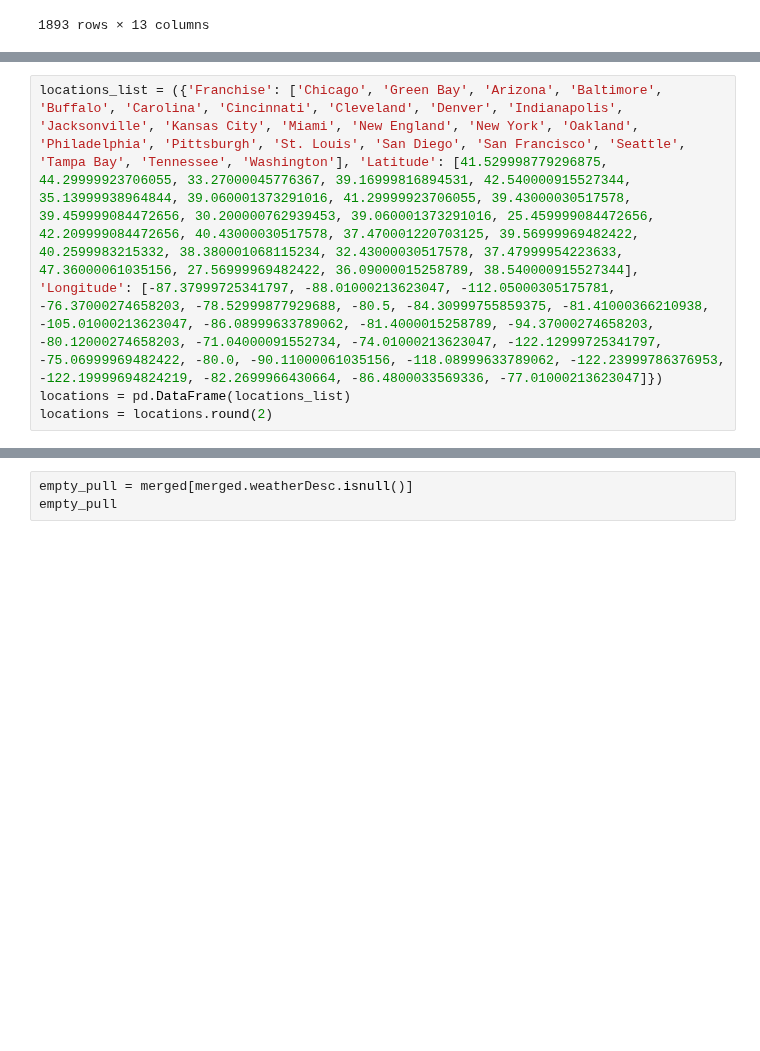
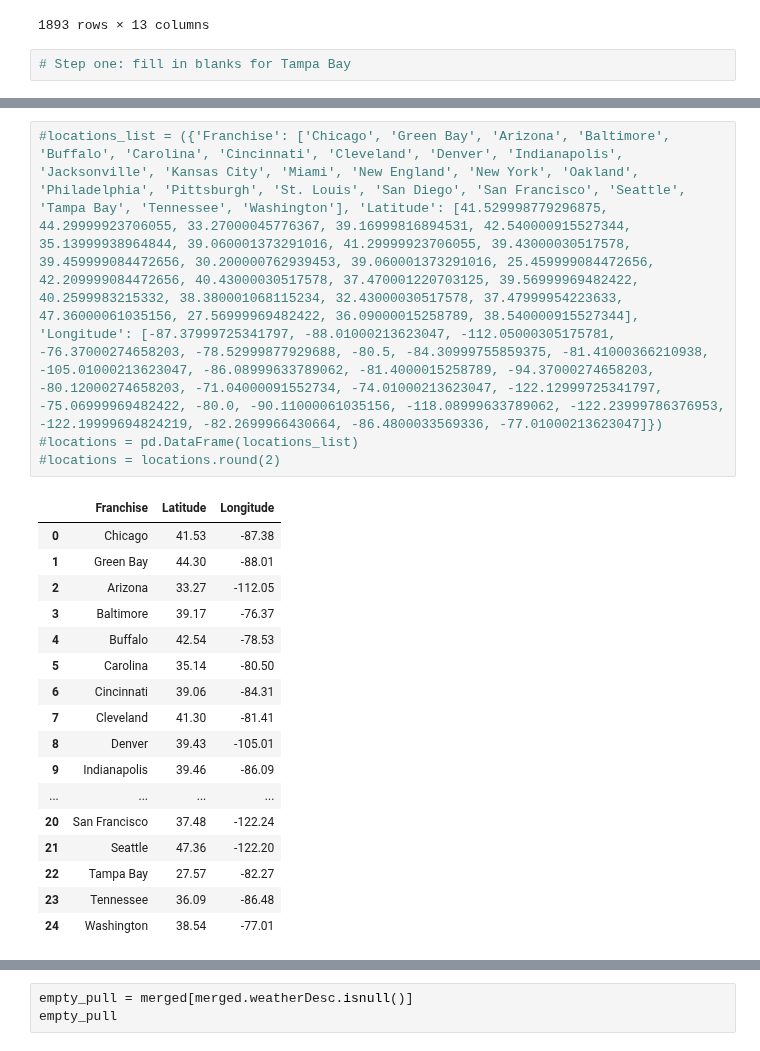
Before and after one commit to ybgandhi/Kickstart_Project, a Jupyter notebook: Dataset.ipynb, the cells around one changed output, grey strips where cells are left out. Saved outputs shown, nothing was run; the diff lists cells and outputs as text; blank space fills up the shorter version.

```diff
--- a/Dataset.ipynb
+++ b/Dataset.ipynb
@@ -24,6 +24,8 @@ merged
 | 465 | 2015-01-24 | 6:42PM | 1800 | 17 | ConfChamp | Carolina | Panthers | Panthers | 35.14 | -80.50 | ... |
 | 466 | 2015-02-07 | 6:39PM | 1800 | 17 | SuperBowl | Denver | Broncos | Broncos | 39.43 | -105.01 | ... |
 1893 rows × 13 columns
+# %%
+# Step one: fill in blanks for Tampa Bay
 # %%
 empty_locations = merged[merged.Latitude.isnull()]
 empty_locations
@@ -46,6 +48,24 @@ empty_locations
 | 279 | 2010-09-12 | 1:02PM | 1300 | 12 | 1 | Tampa Bay | Buccaneers | Buccaneers | NaN | NaN | ... |
 | 307 | 2010-09-26 | 1:03PM | 1300 | 12 | 3 | Tampa Bay | Buccaneers | Steelers | NaN | NaN | ... |
 # %%
-locations_list = ({'Franchise': ['Chicago', 'Green Bay', 'Arizona', 'Baltimore', 'Buffalo', 'Carolina', 'Cincinnati', 'Cleveland', 'Denver', 'Indianapolis', 'Jacksonville', 'Kansas City', 'Miami', 'New England', 'New York', 'Oakland', 'Philadelphia', 'Pittsburgh', 'St. Louis', 'San Diego', 'San Francisco', 'Seattle', 'Tampa Bay', 'Tennessee', 'Washington'], 'Latitude': [41.529998779296875, 44.29999923706055, 33.27000045776367, 39.16999816894531, 42.540000915527344, 35.13999938964844, 39.060001373291016, 41.29999923706055, 39.43000030517578, 39.459999084472656, 30.200000762939453, 39.060001373291016, 25.459999084472656, 42.209999084472656, 40.43000030517578, 37.470001220703125, 39.56999969482422, 40.2599983215332, 38.380001068115234, 32.43000030517578, 37.47999954223633, 47.36000061035156, 27.56999969482422, 36.09000015258789, 38.540000915527344], 'Longitude': [-87.37999725341797, -88.01000213623047, -112.05000305175781, -76.37000274658203, -78.52999877929688, -80.5, -84.30999755859375, -81.41000366210938, -105.01000213623047, -86.08999633789062, -81.4000015258789, -94.37000274658203, -80.12000274658203, -71.04000091552734, -74.01000213623047, -122.12999725341797, -75.06999969482422, -80.0, -90.11000061035156, -118.08999633789062, -122.23999786376953, -122.19999694824219, -82.2699966430664, -86.4800033569336, -77.01000213623047]})
-locations = pd.DataFrame(locations_list)
-locations = locations.round(2)
+#locations_list = ({'Franchise': ['Chicago', 'Green Bay', 'Arizona', 'Baltimore', 'Buffalo', 'Carolina', 'Cincinnati', 'Cleveland', 'Denver', 'Indianapolis', 'Jacksonville', 'Kansas City', 'Miami', 'New England', 'New York', 'Oakland', 'Philadelphia', 'Pittsburgh', 'St. Louis', 'San Diego', 'San Francisco', 'Seattle', 'Tampa Bay', 'Tennessee', 'Washington'], 'Latitude': [41.529998779296875, 44.29999923706055, 33.27000045776367, 39.16999816894531, 42.540000915527344, 35.13999938964844, 39.060001373291016, 41.29999923706055, 39.43000030517578, 39.459999084472656, 30.200000762939453, 39.060001373291016, 25.459999084472656, 42.209999084472656, 40.43000030517578, 37.470001220703125, 39.56999969482422, 40.2599983215332, 38.380001068115234, 32.43000030517578, 37.47999954223633, 47.36000061035156, 27.56999969482422, 36.09000015258789, 38.540000915527344], 'Longitude': [-87.37999725341797, -88.01000213623047, -112.05000305175781, -76.37000274658203, -78.52999877929688, -80.5, -84.30999755859375, -81.41000366210938, -105.01000213623047, -86.08999633789062, -81.4000015258789, -94.37000274658203, -80.12000274658203, -71.04000091552734, -74.01000213623047, -122.12999725341797, -75.06999969482422, -80.0, -90.11000061035156, -118.08999633789062, -122.23999786376953, -122.19999694824219, -82.2699966430664, -86.4800033569336, -77.01000213623047]})
+#locations = pd.DataFrame(locations_list)
+#locations = locations.round(2)
+# %% [output]
+|  | Franchise | Latitude | Longitude |
+| 0 | Chicago | 41.53 | -87.38 |
+| 1 | Green Bay | 44.30 | -88.01 |
+| 2 | Arizona | 33.27 | -112.05 |
+| 3 | Baltimore | 39.17 | -76.37 |
+| 4 | Buffalo | 42.54 | -78.53 |
+| 5 | Carolina | 35.14 | -80.50 |
+| 6 | Cincinnati | 39.06 | -84.31 |
+| 7 | Cleveland | 41.30 | -81.41 |
+| 8 | Denver | 39.43 | -105.01 |
+| 9 | Indianapolis | 39.46 | -86.09 |
+| ... | ... | ... | ... |
+| 20 | San Francisco | 37.48 | -122.24 |
+| 21 | Seattle | 47.36 | -122.20 |
+| 22 | Tampa Bay | 27.57 | -82.27 |
+| 23 | Tennessee | 36.09 | -86.48 |
+| 24 | Washington | 38.54 | -77.01 |
```
Also changed, not shown: parts of 7 cells of this notebook, 1 other file.
